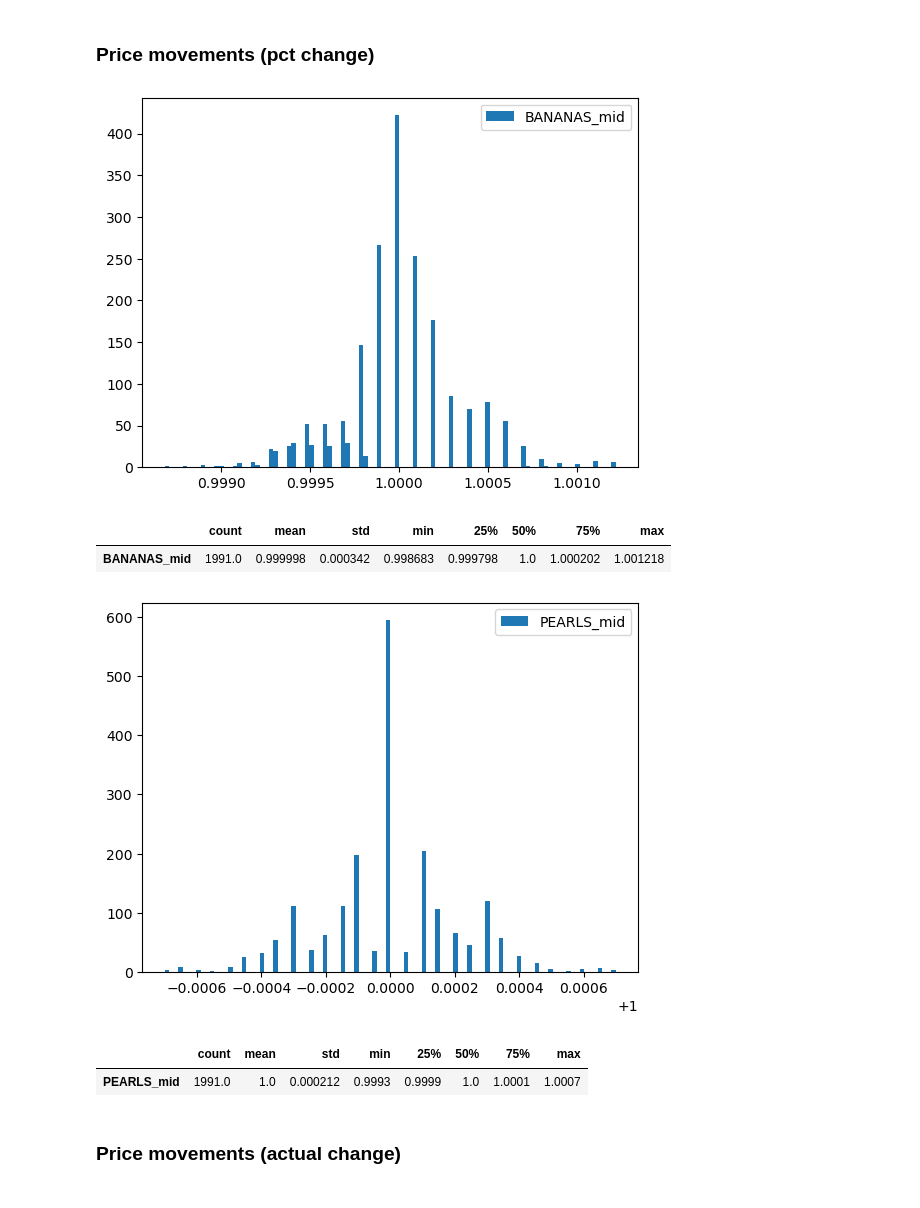
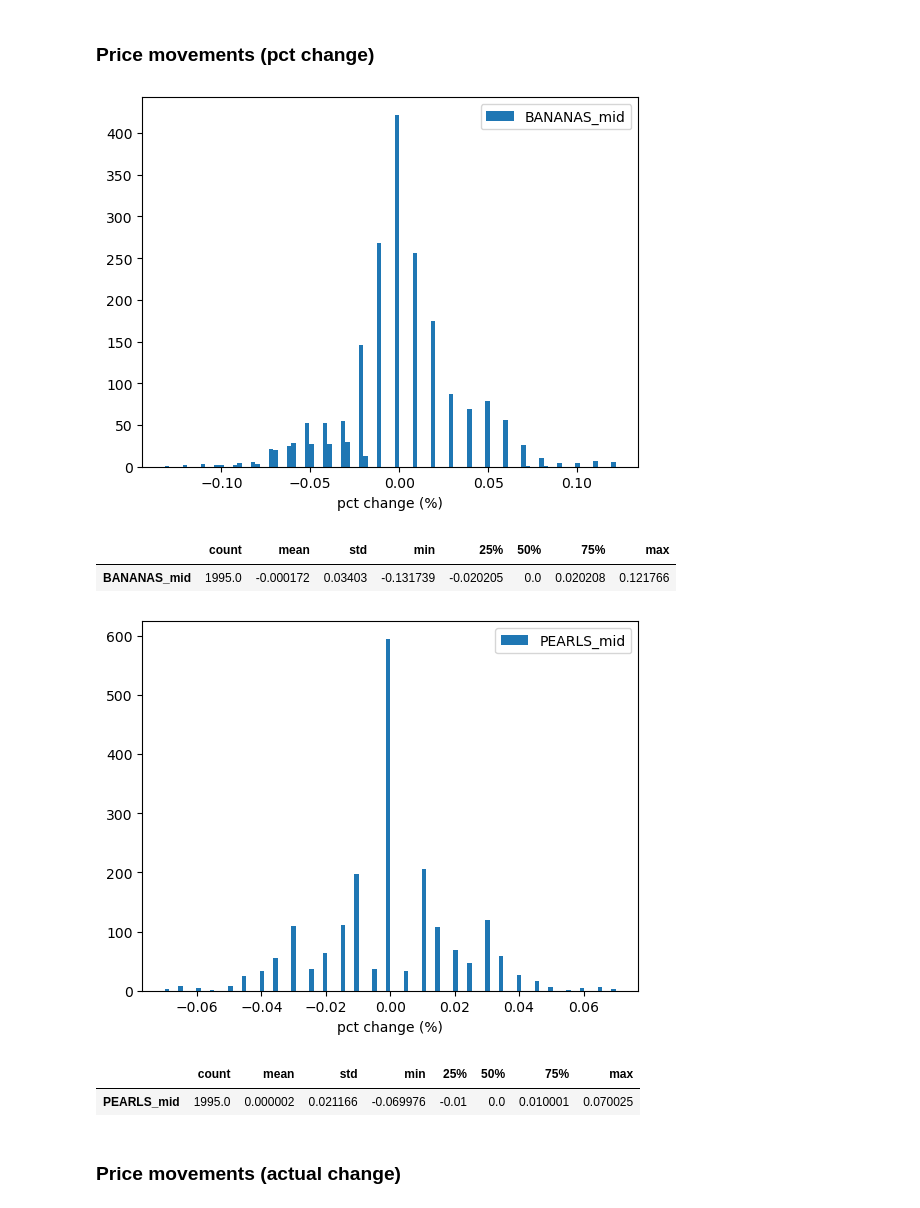
Before and after one commit to rzhan11/IMCTradingComp23, a Jupyter notebook: nbs/exploration-Copy4.ipynb, the cells around one changed output. Cells and saved outputs as stored; diff of their text form; code cells hidden in the pictures.

```diff
--- a/nbs/exploration-Copy4.ipynb
+++ b/nbs/exploration-Copy4.ipynb
@@ -30,7 +30,7 @@ from log_parser import process_file
 # parameters
 # %%
 # _fname = "../replays/local.log"
-_fname = "../replays/log17-ema-pandas.log"
+_fname = "../replays/log21-faster.log"
 _time_step = 100
 _max_time = 200000
 _num_close_turns = 30
@@ -671,21 +869,23 @@ plt.show()
 # %%
 # distribution of price movements (pct change)
 mids = ["BANANAS_mid", "PEARLS_mid"]
 
 for mid in mids:
     col = book_tops[[mid]]
     diffs = (col.shift(-1) / col).dropna()
+    diffs = (diffs - 1) * 100
     plt.hist(diffs, bins=100, label=mid)
+    plt.xlabel("pct change (%)")
     plt.legend()
     plt.show()
     display(diffs.describe().T)
 # %% [output]
-[figure, old version]
+[figure, new version]
 |  | count | mean | std | min | 25% | 50% | 75% | max |
-| BANANAS_mid | 1991.0 | 0.999998 | 0.000342 | 0.998683 | 0.999798 | 1.0 | 1.000202 | 1.001218 |
+| BANANAS_mid | 1995.0 | -0.000172 | 0.03403 | -0.131739 | -0.020205 | 0.0 | 0.020208 | 0.121766 |
-[figure, old version]
+[figure, new version]
 |  | count | mean | std | min | 25% | 50% | 75% | max |
-| PEARLS_mid | 1991.0 | 1.0 | 0.000212 | 0.9993 | 0.9999 | 1.0 | 1.0001 | 1.0007 |
+| PEARLS_mid | 1995.0 | 0.000002 | 0.021166 | -0.069976 | -0.01 | 0.0 | 0.010001 | 0.070025 |
 # %% [markdown]
 ### Price movements (actual change)
 # %%
```
Also changed, not shown: parts of 39 cells of this notebook, 1 other file.
